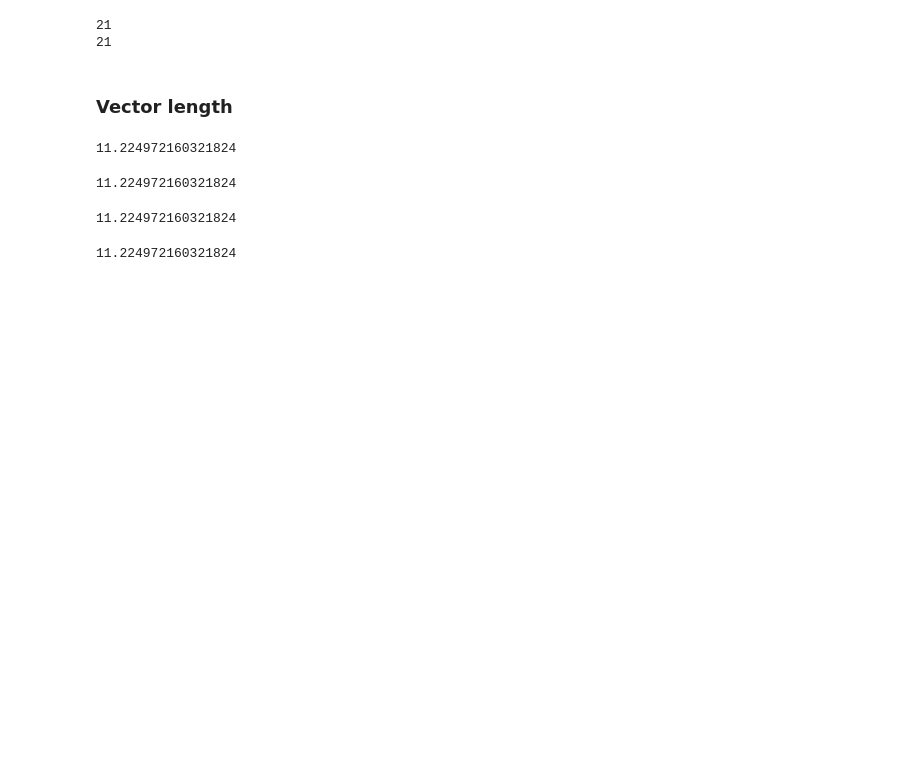
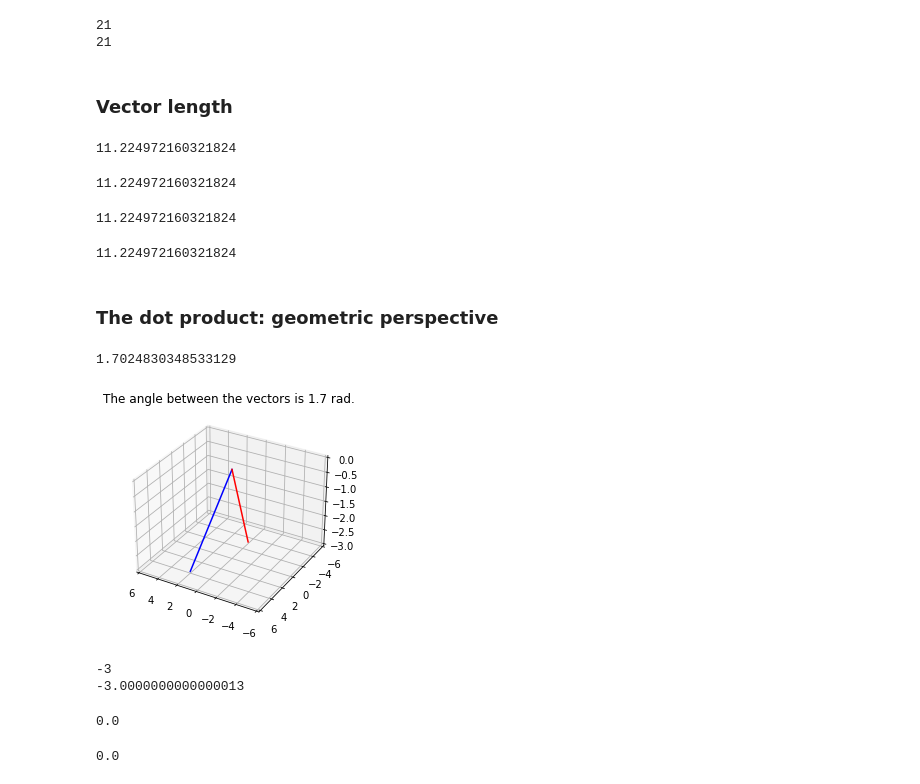
Before and after one commit to hon3g/linear-algebra-theory-and-code, a Jupyter notebook: 2_vectors.ipynb, the cells around one changed output. Saved outputs shown, nothing was run; the diff lists cells and outputs as text; code cells hidden in the pictures; blank space fills up the shorter version.

```diff
--- a/2_vectors.ipynb
+++ b/2_vectors.ipynb
@@ -205,3 +205,58 @@ print(v1_len)
 np.sqrt(sum(v1**2))
 # %% [output]
 11.224972160321824
+# %% [markdown]
+### The dot product: geometric perspective
+# %%
+v1 = np.array([2,  4, -3])
+v2 = np.array([0, -3, -3])
+
+# compute the angle(radians) between two vectors
+ang = np.arccos(np.dot(v1, v2) / (np.linalg.norm(v1) * np.linalg.norm(v2)))
+print(ang)
+
+fig = plt.figure()
+ax = fig.gca(projection='3d')
+ax.plot((0, v1[0]), (0, v1[1]), (0, v1[2]), 'b')
+ax.plot((0, v2[0]), (0, v2[1]), (0, v2[2]), 'r')
+plt.axis((6, -6, 6, -6))
+plt.title(f'The angle between the vectors is {round(ang, 2)} rad.')
+plt.show()
+# %% [output]
+1.7024830348533129
+[figure, added]
+# %%
+# algebraic and geometric dot product formulas
+
+v1 = np.array([2,  4, -3])
+v2 = np.array([0, -3, -3])
+
+# algebraic
+dp_a = np.dot(v1, v2)
+
+# geometric
+dp_b = np.linalg.norm(v1) * np.linalg.norm(v2) * np.cos(ang)
+
+print(dp_a)
+print(dp_b)
+# %% [output]
+-3
+-3.0000000000000013
+# %%
+v1 = [ 16, -2, 4 ]
+v2 = [ .5,  2, -1]
+
+#     8 + -4  + -4  = 0
+
+print(np.dot(v1, v2))
+# %% [output]
+0.0
+# %%
+v1 = [ 16, -2, 4 ]
+v2 = [ .5,  2, -1]
+
+ang = np.arccos(np.dot(v1, v2) / (np.linalg.norm(v1) * np.linalg.norm(v2)))
+dp = np.linalg.norm(v1) * np.linalg.norm(v2) * np.cos(ang)
+print(round(dp, 2))
+# %% [output]
+0.0
```
Also changed, not shown: parts of 10 cells of this notebook.
